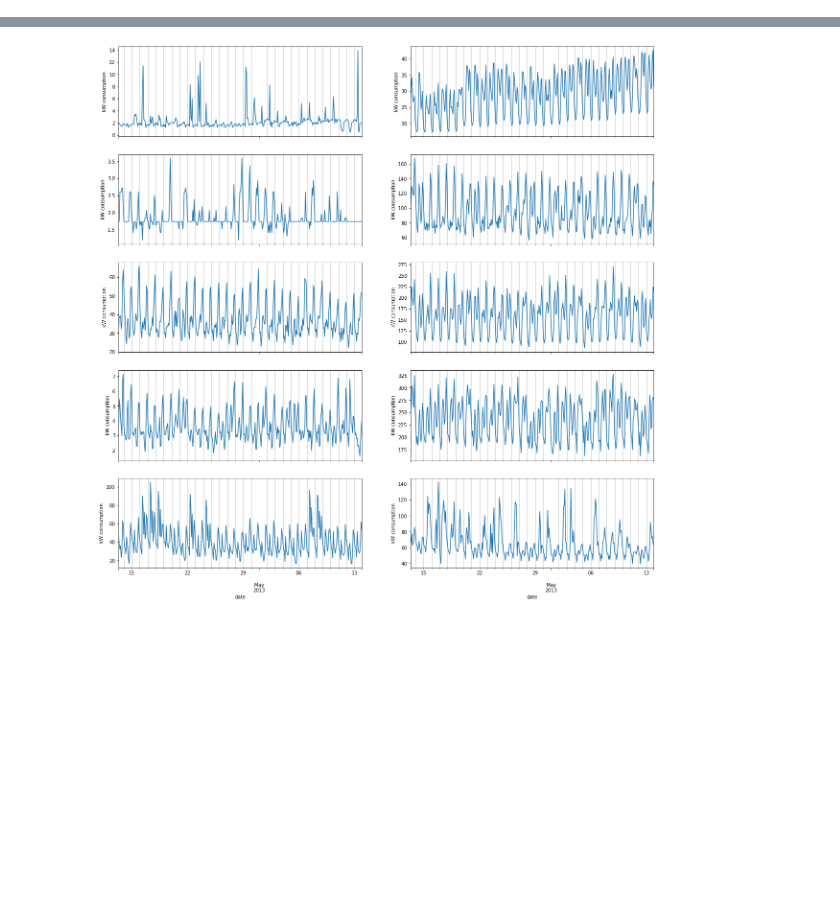
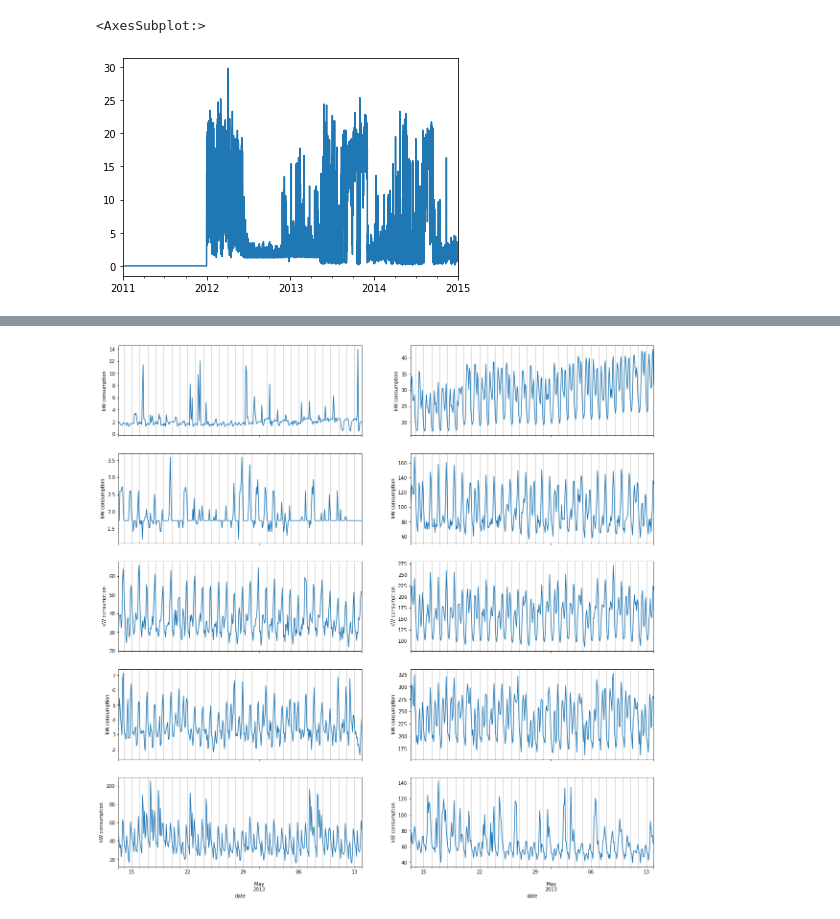
Before and after one commit to othrif/DataInsights, a Jupyter notebook: courses/aicamp/timeSeries/time-series-deep-AR.ipynb, the cells around one changed output, grey strips where cells are left out. Cells and saved outputs as stored; diff of their text form; code cells hidden in the pictures; blank space fills up the shorter version.

```diff
--- a/courses/aicamp/timeSeries/time-series-deep-AR.ipynb
+++ b/courses/aicamp/timeSeries/time-series-deep-AR.ipynb
@@ -18,0 +44,5 @@ data.head()
+# %%
+data_kw['MT_001'].plot()
+# %% [output]
+<AxesSubplot:>
+[figure, added]
```
Also changed, not shown: parts of 14 cells of this notebook, 55 other files.
